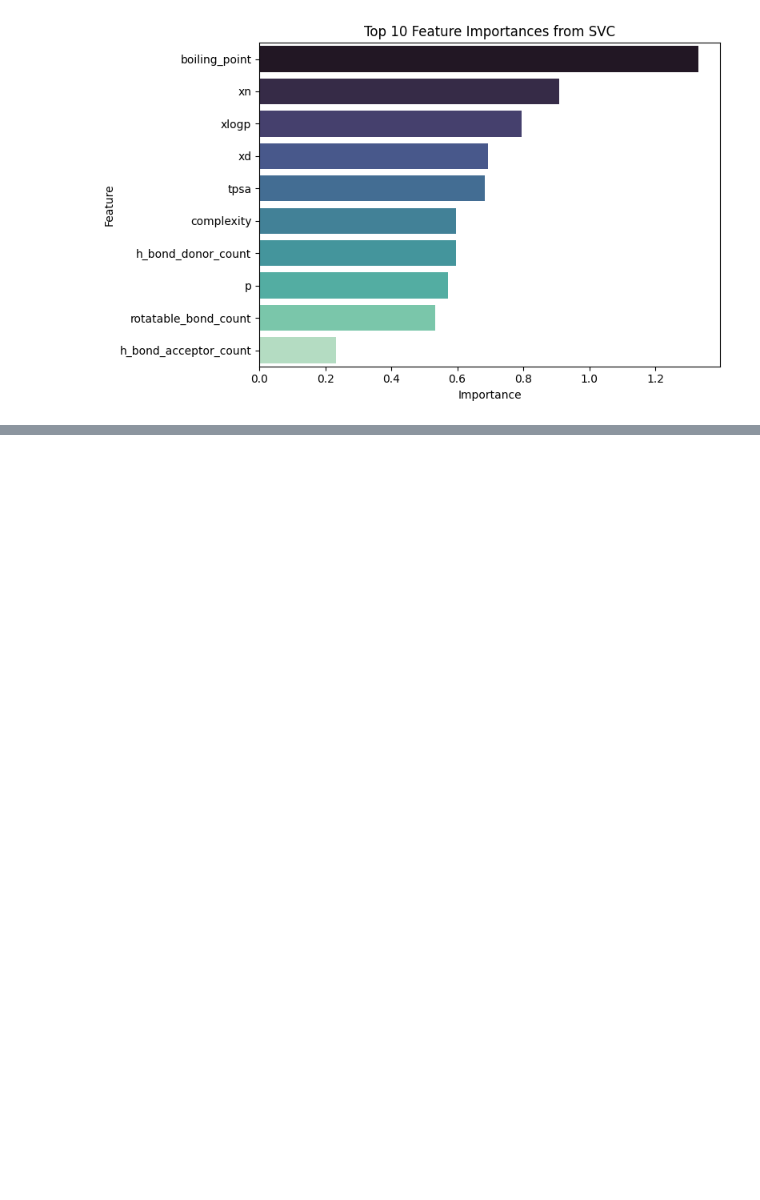
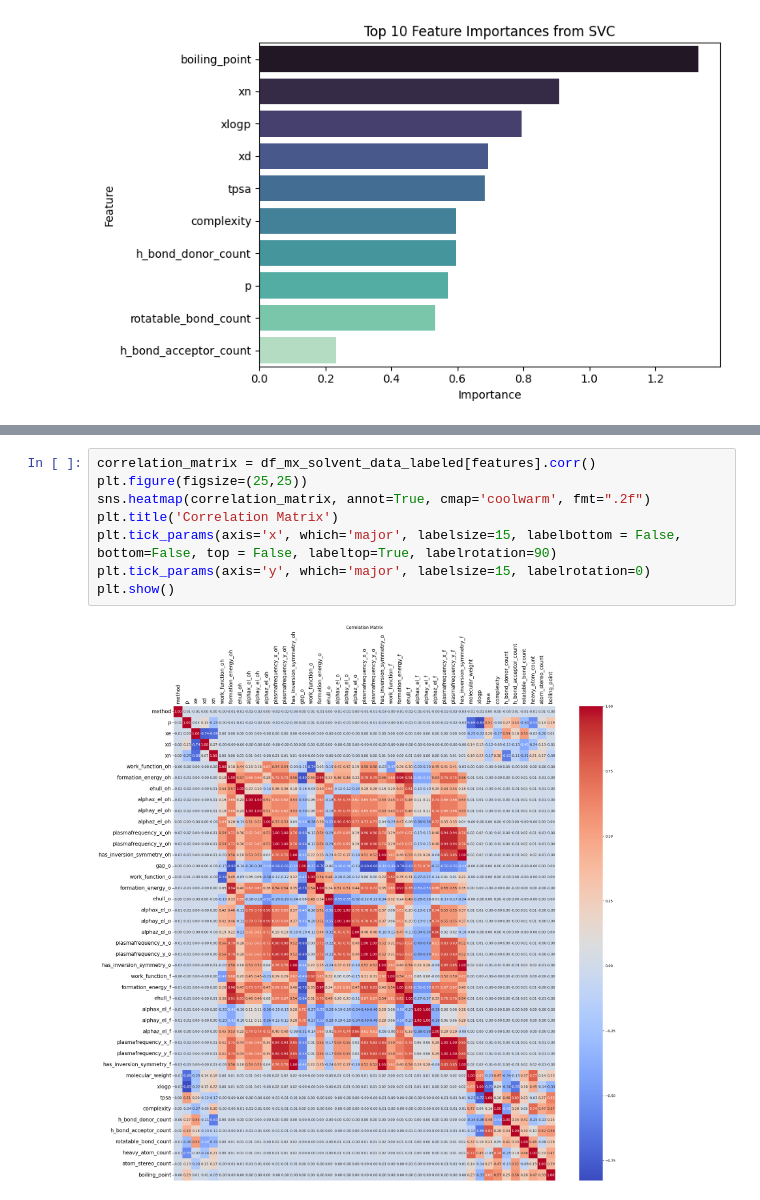
Before and after one commit to LRoch812/MXene_Solvent, a Jupyter notebook: training/polarity/003-PNU learning-svc-polarity.ipynb, the cells around one changed output, grey strips where cells are left out. Cells and saved outputs as stored; diff of their text form; blank space fills up the shorter version.

```diff
--- a/training/polarity/003-PNU learning-svc-polarity.ipynb
+++ b/training/polarity/003-PNU learning-svc-polarity.ipynb
@@ -318,0 +351,10 @@ Passing `palette` without assigning `hue` is deprecated and will be removed in v
+# %%
+correlation_matrix = df_mx_solvent_data_labeled[features].corr()
+plt.figure(figsize=(25,25))
+sns.heatmap(correlation_matrix, annot=True, cmap='coolwarm', fmt=".2f")
+plt.title('Correlation Matrix')
+plt.tick_params(axis='x', which='major', labelsize=15, labelbottom = False, bottom=False, top = False, labeltop=True, labelrotation=90)
+plt.tick_params(axis='y', which='major', labelsize=15, labelrotation=0)
+plt.show()
+# %% [output]
+[figure, added]
```
Also changed, not shown: parts of 6 cells of this notebook, 5 other files.
